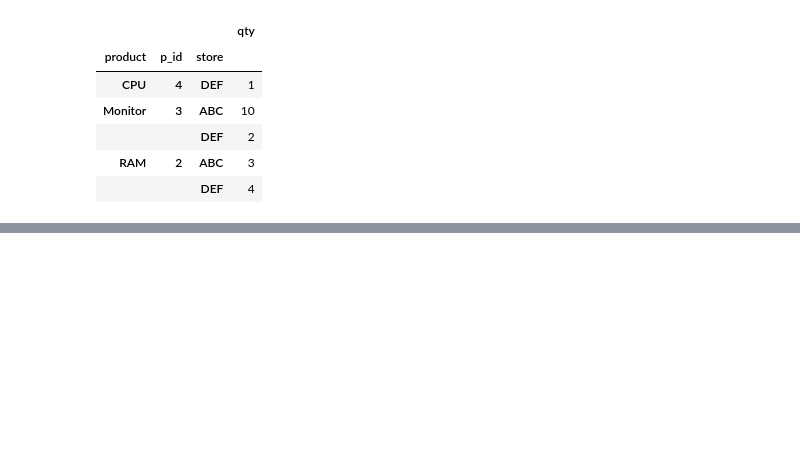
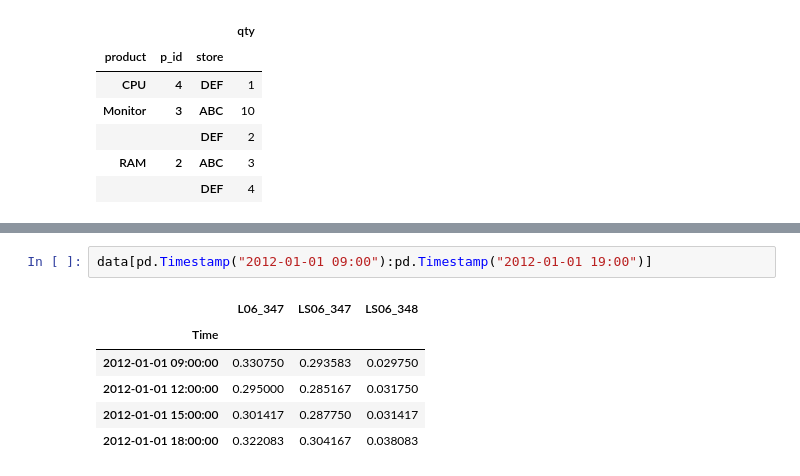
Before and after one commit to vinhuy2002/python-course, a Jupyter notebook: Chap6/Lab6.ipynb, the cells around one changed output, grey strips where cells are left out. Drawn from its saved outputs; the diff is of its cells as text; blank space fills up the shorter version.

```diff
--- a/Chap6/Lab6.ipynb
+++ b/Chap6/Lab6.ipynb
@@ -597,0 +637,9 @@ AttributeError: module 'pandas' has no attribute 'join'
+# %%
+data[pd.Timestamp("2012-01-01 09:00"):pd.Timestamp("2012-01-01 19:00")]
+# %% [output]
+|  | L06_347 | LS06_347 | LS06_348 |
+| Time |  |  |  |
+| 2012-01-01 09:00:00 | 0.330750 | 0.293583 | 0.029750 |
+| 2012-01-01 12:00:00 | 0.295000 | 0.285167 | 0.031750 |
+| 2012-01-01 15:00:00 | 0.301417 | 0.287750 | 0.031417 |
+| 2012-01-01 18:00:00 | 0.322083 | 0.304167 | 0.038083 |
```
Also changed, not shown: parts of 12 cells of this notebook, 9 other files.
